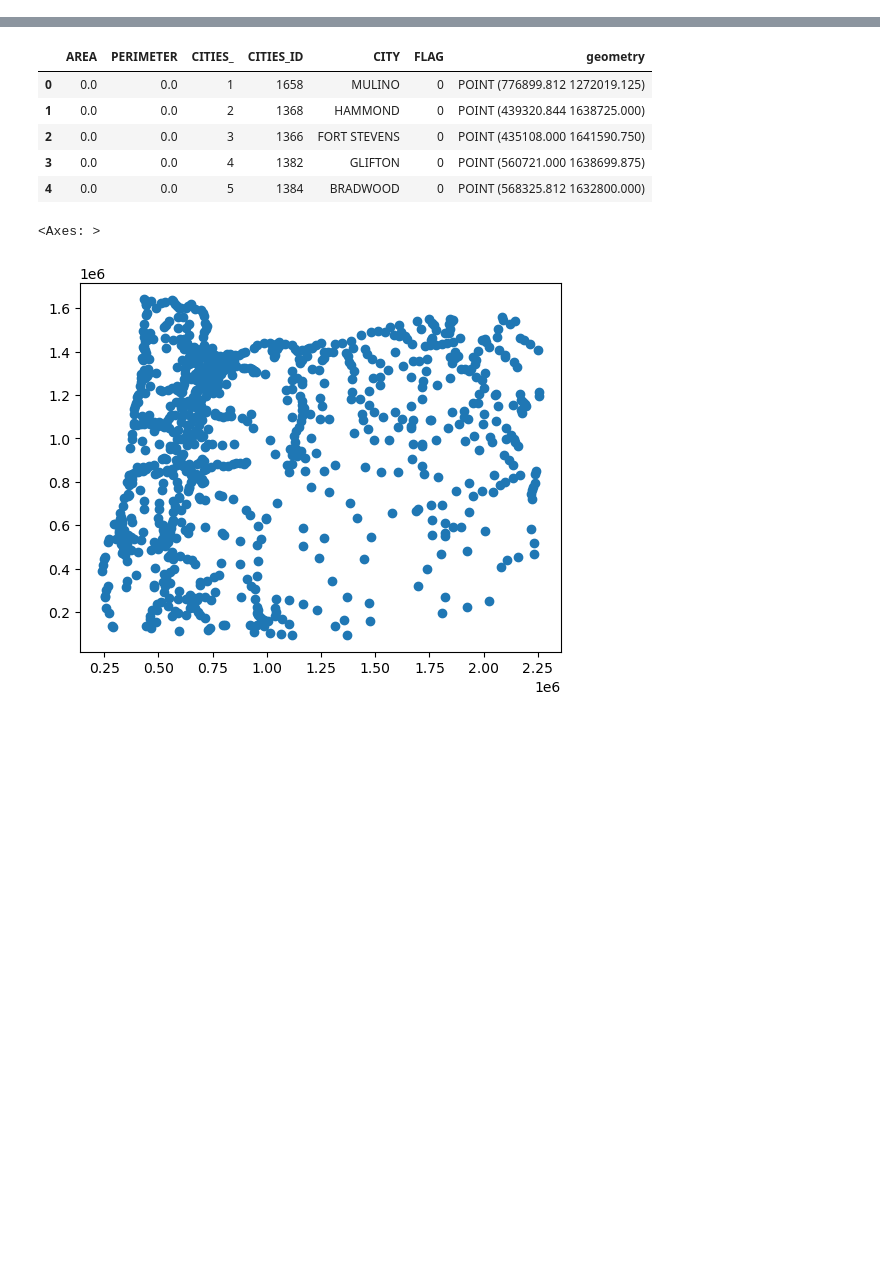
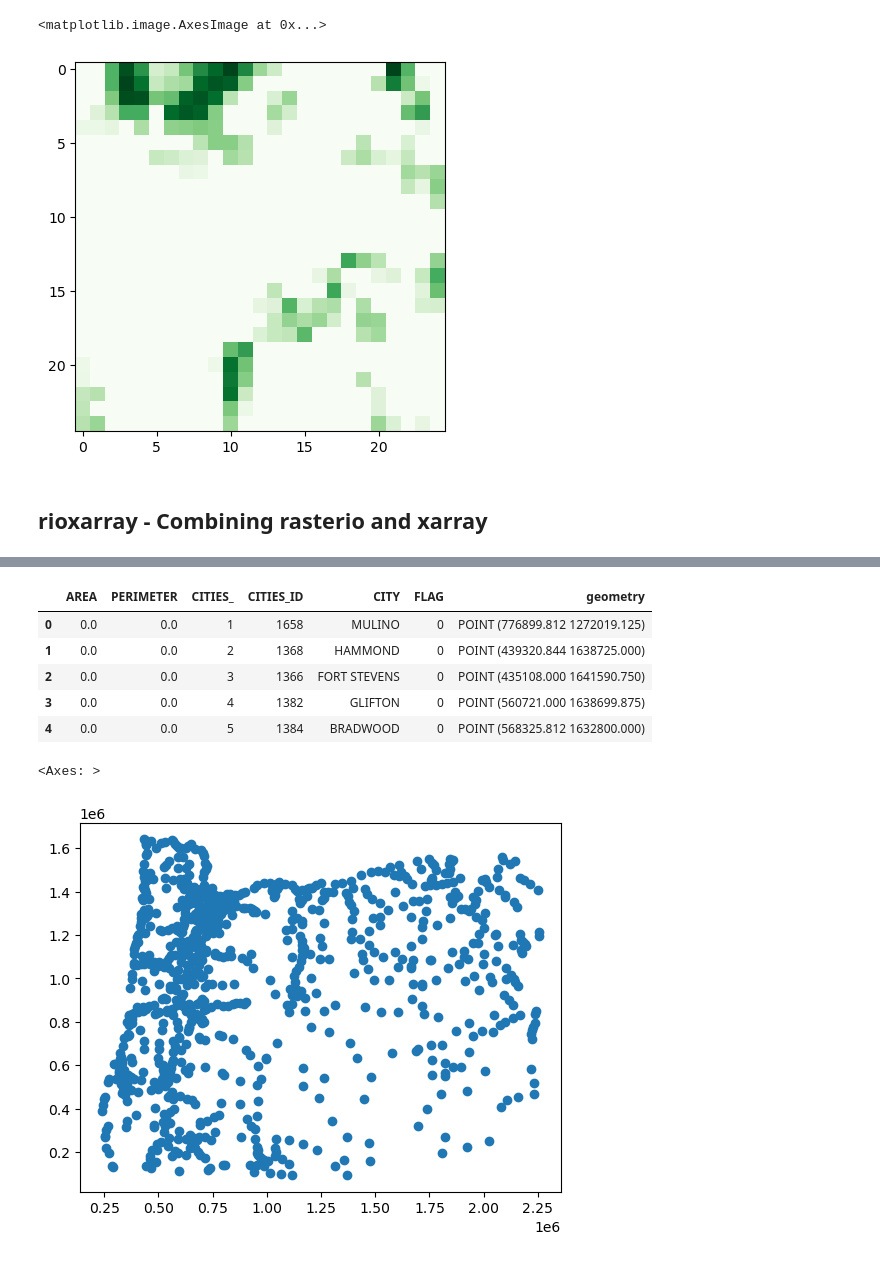
Before and after one commit to USEPA/Python_OpenSource_GIS, a Jupyter notebook: Python_OpenSource_GIS.ipynb, the cells around one changed output, grey strips where cells are left out. Saved outputs shown, nothing was run; the diff lists cells and outputs as text; code cells hidden in the pictures; blank space fills up the shorter version.

```diff
--- a/Python_OpenSource_GIS.ipynb
+++ b/Python_OpenSource_GIS.ipynb
@@ -0,0 +214,2 @@
+# %%
+raster_in = 'https://github.com/jbousquin/Python_OpenSource_GIS/raw/main/extdata/NLCD_2021_Tree_Canopy_mulino.tif'
@@ -0,0 +237,4 @@
+# %%
+# A raster dataset can be multi-band, each accessed by the band's index starting at 1
+with rasterio.open(raster_in) as src:
+        image = src.read(1) # first band as array
@@ -0,0 +267,8 @@
+# %%
+# Quick plot
+pyplot.imshow(image, cmap='Greens')
+# %% [output]
+<matplotlib.image.AxesImage at 0x...>
+[figure, added]
+# %% [markdown]
+## rioxarray - Combining rasterio and xarray
```
Also changed, not shown: parts of 68 cells of this notebook.
